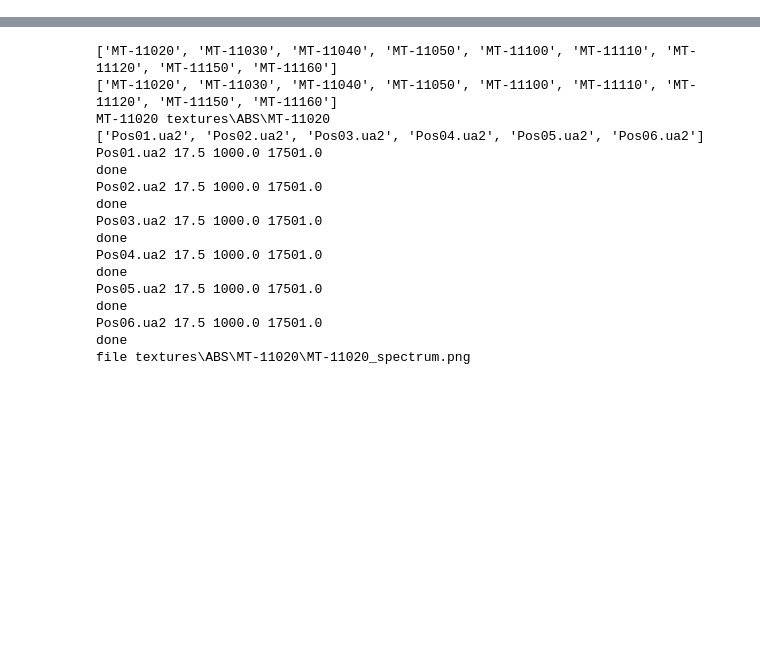
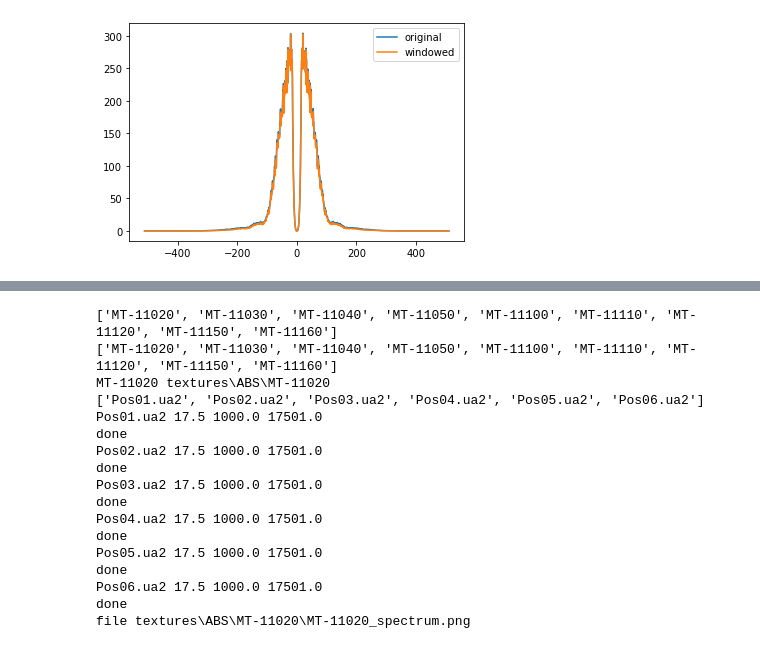
Before and after one commit to daguiam/texture_vibration_generator, a Jupyter notebook: process_textures_spectrum.ipynb, the cells around one changed output, grey strips where cells are left out. Saved outputs shown, nothing was run; the diff lists cells and outputs as text; code cells hidden in the pictures; blank space fills up the shorter version.

```diff
--- a/process_textures_spectrum.ipynb
+++ b/process_textures_spectrum.ipynb
@@ -319,0 +434,94 @@ textures\ABS\MT-11020\MT-11020_spectrum.txt
+# %%
+from  texture_vibration_generator import *
+texture_name = list(data.keys())[0]
+texture_file = data[texture_name]
+print(texture_file)
+
+
+freqs, spectrum = np.loadtxt(texture_file, delimiter=',', unpack=True)
+
+
+# spectrum  = spectrum-np.mean(spectrum)
+# spectrum = np.clip(spectrum,a_min=10, a_max=120)
+window = np.hamming(spectrum.size)
+
+easing = window_easing(spectrum.size, 128)
+
+specwin = spectrum*window
+plt.plot(freqs, spectrum, label='original')
+
+plt.plot(freqs, specwin, label='windowed')
+
+
+plt.legend()
+
+
+plt.figure()
+fs_spatial = 1024
+velocity_probe = 1
+N_frame = spectrum.size*1
+fs_audio = fs_spatial
+t_frame, sig_frame = estimate_texture_signal(spectrum, fs_spatial, velocity_probe, N_frame, fs_audio, )
+
+
+sig = generate_audio_from_spectrum(spectrum)
+t_frame, sig_frame = estimate_texture_signal(spectrum, fs_spatial, velocity_probe, N_frame, fs_audio, )
+
+
+sig_frame = sig_frame*window_easing(y.size, 256)
+
+print(2, 400, fs_spatial, order)
+
+print('frame',np.ptp(sig_frame), np.mean(sig_frame))
+
+order = 3
+b,a = butter_bandpass(5, 400, fs_spatial, order=order)
+sig_frame = signal.lfilter(b, a, sig_frame, )
+
+# sig_frame = sig_frame[:-order]
+
+print('framefilt',np.ptp(sig_frame), np.mean(sig_frame))
+
+sig = sig_frame
+y = sig
+# y = np.fft.ifft(np.fft.fftshift(spectrum))
+# y = np.fft.ifft(spectrum)
+
+# y = np.fft.fftshift(y)
+plt.plot(y)
+
+y = np.real(y)
+
+
+
+# y = np.fft.fftshift(y)
+# y = np.fft.fftshift(y)
+# plt.plot(y)
+
+plt.plot(np.concatenate([y]),lw=1)
+# plt.plot(y)
+
+# y = np.fft.ifft(np.fft.fftshift(specwin))
+# plt.plot(y*window)
+
+
+# plt.plot(sig_frame)
+
+cutoff = 30
+sig_frame = butter_lowpass_filter(sig_frame, cutoff, fs_spatial)
+# sig_frame = butter_highpass_filter(sig_frame, cutoff, fs_spatial)
+# plt.plot(sig_frame)
+# plt.plot(sig_frame*window)
+# plt.plot(sig_frame*easing)
+# plt.plot(sig_frame*easing*window)
+
+
+# plt.ylim(-1,1)
+
+# plt.xlim(250,260)
+
+# plt.figure()
+
+# newspec = np.fft.fftshift(np.fft.fft(sig_frame))
+# plt.plot(newspec)
+# %% [output]
@@ -319,0 +532 @@ textures\ABS\MT-11020\MT-11020_spectrum.txt
+[figure, added]
```
Also changed, not shown: parts of 7 cells of this notebook, 21 other files.
